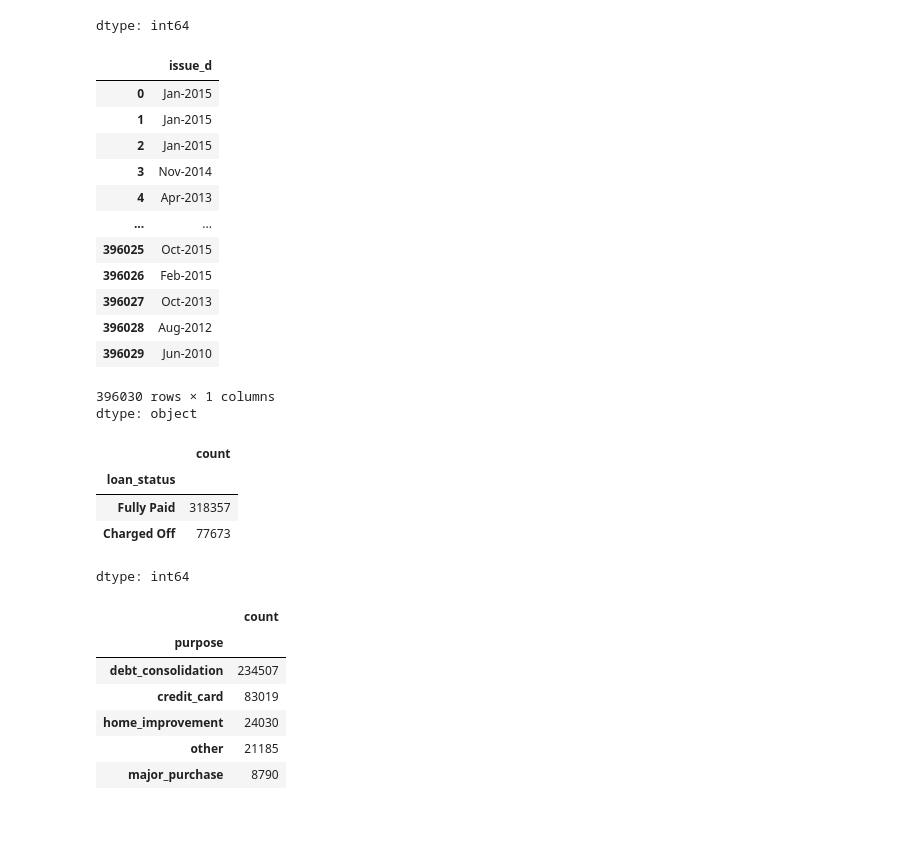
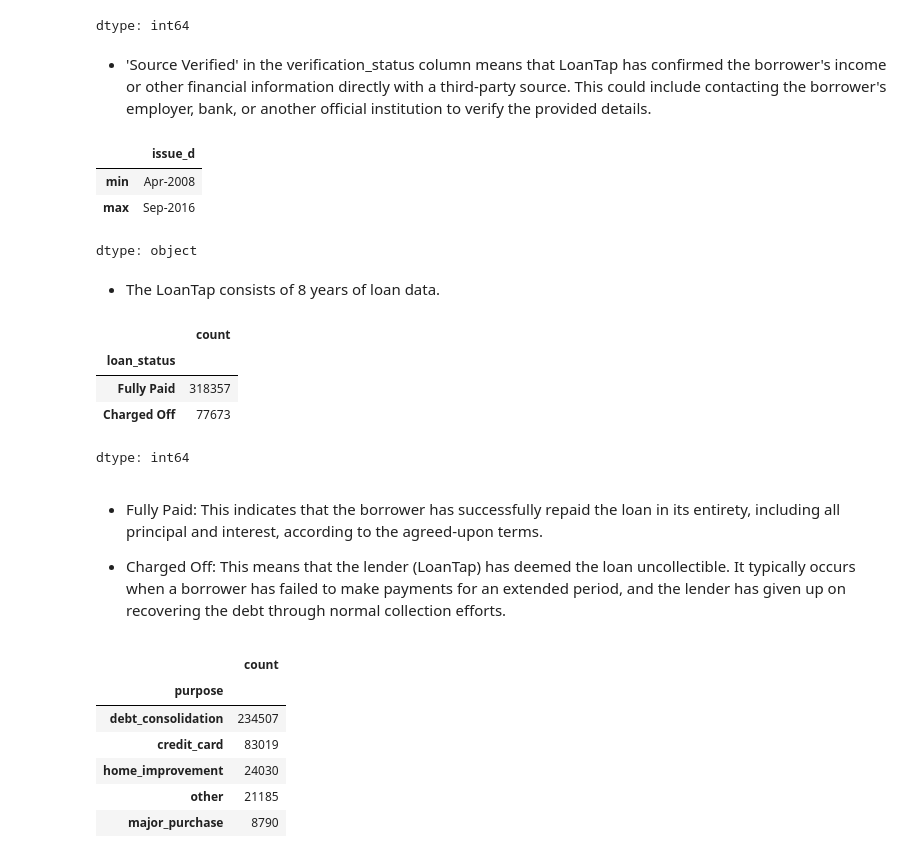
Before and after one commit to samrat-rm/Brain-Cache, a Jupyter notebook: LoanTap_Logistic_Regression.ipynb, the cells around one changed output. Cells and saved outputs as stored; diff of their text form; code cells hidden in the pictures; blank space fills up the shorter version.

```diff
--- a/LoanTap_Logistic_Regression.ipynb
+++ b/LoanTap_Logistic_Regression.ipynb
@@ -48,0 +36,4 @@ df.head()
+# %%
+url = "https://raw.githubusercontent.com/samrat-rm/Brain-Cache/main/Business_case_study/Data/LoanTap.csv"
+df = pd.read_csv(url)
+df.head()
@@ -174,23 +210,17 @@ df['verification_status'].value_counts()
 | Source Verified | 131385 |
 | Not Verified | 125082 |
 dtype: int64
+# %% [markdown]
+- 'Source Verified' in the verification_status column means that LoanTap has confirmed the borrower's income or other financial information directly with a third-party source. This could include contacting the borrower's employer, bank, or another official institution to verify the provided details.
 # %%
-df['issue_d']
+df['issue_d'].agg(['min','max'])
 # %% [output]
 |  | issue_d |
-| 0 | Jan-2015 |
-| 1 | Jan-2015 |
-| 2 | Jan-2015 |
-| 3 | Nov-2014 |
-| 4 | Apr-2013 |
-| ... | ... |
-| 396025 | Oct-2015 |
-| 396026 | Feb-2015 |
-| 396027 | Oct-2013 |
-| 396028 | Aug-2012 |
-| 396029 | Jun-2010 |
+| min | Apr-2008 |
+| max | Sep-2016 |
-396030 rows × 1 columns
 dtype: object
+# %% [markdown]
+- The LoanTap consists of 8 years of loan data.
 # %%
 df['loan_status'].value_counts()
 # %% [output]
@@ -199,6 +229,10 @@ df['loan_status'].value_counts()
 | Fully Paid | 318357 |
 | Charged Off | 77673 |
 dtype: int64
+# %% [markdown]
+- Fully Paid: This indicates that the borrower has successfully repaid the loan in its entirety, including all principal and interest, according to the agreed-upon terms.
+
+- Charged Off: This means that the lender (LoanTap) has deemed the loan uncollectible. It typically occurs when a borrower has failed to make payments for an extended period, and the lender has given up on recovering the debt through normal collection efforts.
 # %%
 df['purpose'].value_counts()
 # %% [output]
```
Also changed, not shown: parts of 94 cells of this notebook.
